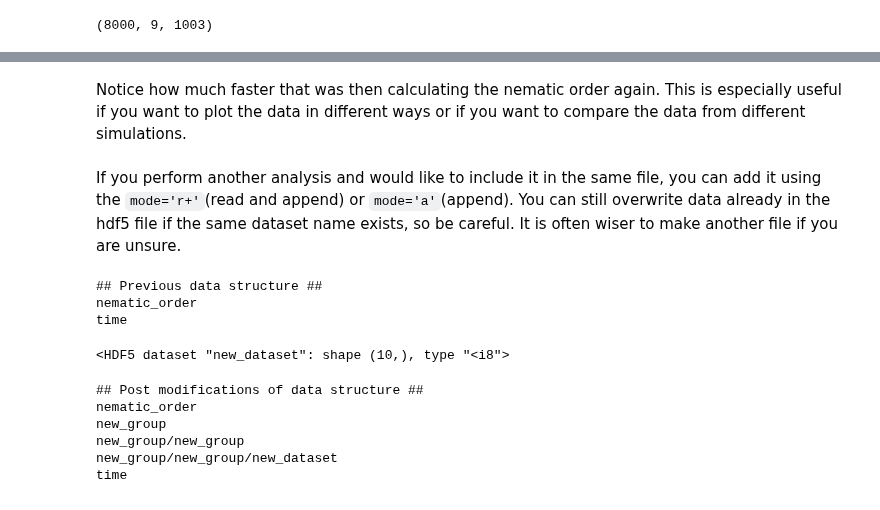
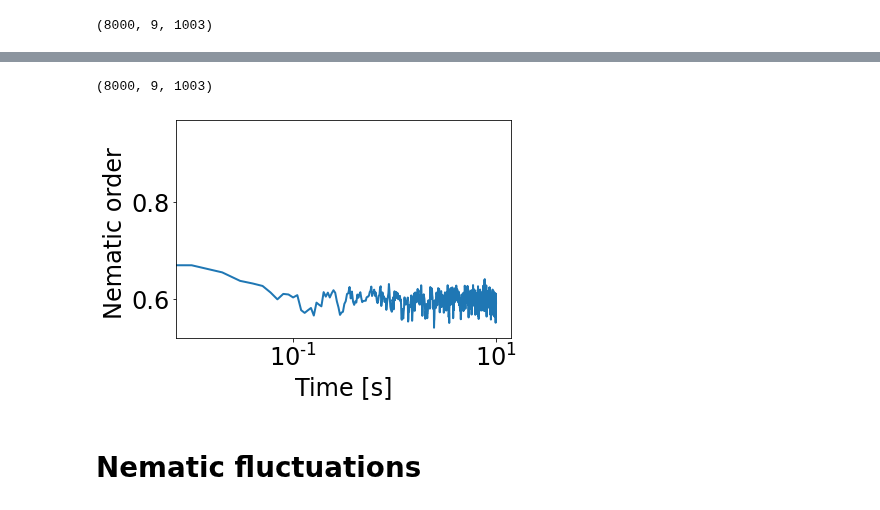
Before and after one commit to palladio11/aLENS_analysis, a Jupyter notebook: notebooks/spindle/01b-iso_nematic_testing_rusty.ipynb, the cells around one changed output, grey strips where cells are left out. Saved outputs shown, nothing was run; the diff lists cells and outputs as text; code cells hidden in the pictures.

```diff
--- a/notebooks/spindle/01b-iso_nematic_testing_rusty.ipynb
+++ b/notebooks/spindle/01b-iso_nematic_testing_rusty.ipynb
@@ -327,26 +196,32 @@ fig.tight_layout()
-# %% [markdown]
-Notice how much faster that was then calculating the nematic order again. This is especially useful if you want to plot the data in different ways or if you want to compare the data from different simulations.
-# %% [markdown]
-If you perform another analysis and would like to include it in the same file, you can add it using the `mode='r+'`(read and append) or `mode='a'`(append). You can still overwrite data already in the hdf5 file if the same dataset name exists, so be careful. It is often wiser to make another file if you are unsure.
-# %%
-# Open an hdf5 file and show tree structure
-with h5py.File(opts.analysis_dir / 'nematic_order.h5', 'r+') as h5_data:
-    print("## Previous data structure ##")
-    h5_data.visit(print) # Print the tree structure of the hdf5 file
-
-    new_grp = h5_data.create_group('new_group') # Create a new group
-    new_grp.create_dataset('new_dataset', data=np.arange(10)) # Create a new dataset
-
-    print("## Post modifications of data structure ##")
-    h5_data.visit(print) # Print the tree structure of the hdf5 file
-# %% [output]
-## Previous data structure ##
-nematic_order
-time
-<HDF5 dataset "new_dataset": shape (10,), type "<i8">
-## Post modifications of data structure ##
-nematic_order
-new_group
-new_group/new_group
-new_group/new_group/new_dataset
-time
+# %%
+opts = lambda: None
+opts.path = alens_data_path / 'NemN8000ld5rho.5dte-5/simulations/dt1e-05' # Notice the different path
+opts.analysis = 'collect'
+opts.analysis_dir = opts.path / 'analysis'
+opts.analysis_dir.mkdir(exist_ok=True)
+
+#aa.seed_analysis(opts)
+
+with h5py.File(next(opts.analysis_dir.glob('raw*.h5')), 'r') as h5_data:
+    param_dict = yaml.load(h5_data.attrs['RunConfig'], Loader=yaml.FullLoader)
+    protein_dict = yaml.load(h5_data.attrs['ProteinConfig'], Loader=yaml.FullLoader)
+    box_lower = np.array(param_dict['simBoxLow'])
+    box_upper = np.array(param_dict['simBoxHigh'])
+    time_arr = h5_data['time'][:] # Load in time array, [:] loads data as numpy array
+    # Load in sylinder data
+    sy_dat = h5_data['raw_data/sylinders'][...]
+    # aLENS analysis has some useful helper functions for post-processing data
+    # This function applies periodic boundary conditions to the raw sylinder data.
+    sy_dat_rho5_ld5 = aa.helpers.apply_pbc_to_raw_syl_data(sy_dat, box_lower, box_upper)
+    print(sy_dat.shape)
+# %% [output]
+(8000, 9, 1003)
+# %%
+nematic_order = aa.nematic_order.calc_nematic_order(sy_dat)
+_ = plt.semilogx(time_arr, nematic_order)
+_ = plt.xlabel("Time [s]")
+_ = plt.ylabel("Nematic order ")
+# %% [output]
+[figure, added]
+# %% [markdown]
+# Nematic fluctuations
```
Also changed, not shown: parts of 20 cells of this notebook, 2 other files.
